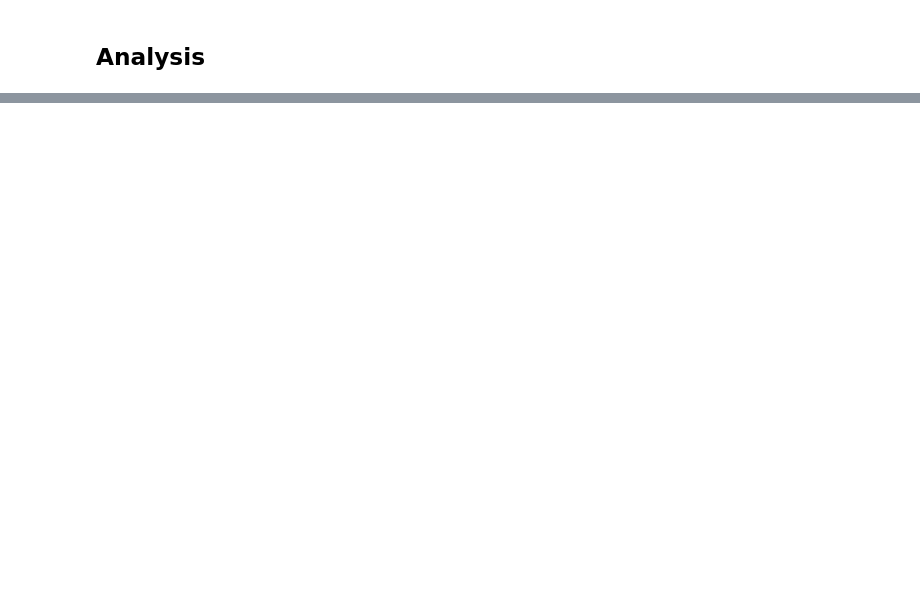
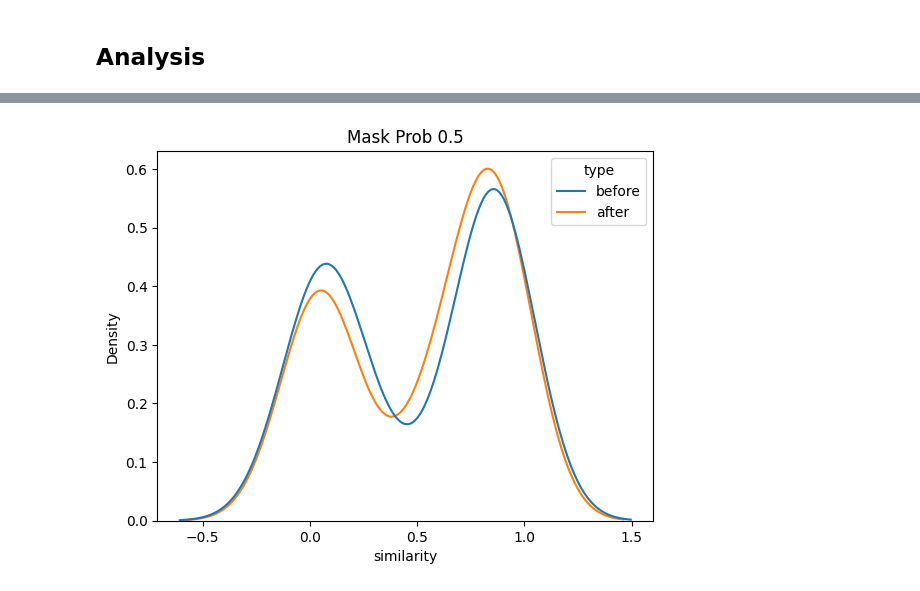
Before and after one commit to millionhz/llm-membership-inference, a Jupyter notebook: analysis/mask-analysis.ipynb, the cells around one changed output, grey strips where cells are left out. Cells and saved outputs as stored; diff of their text form; code cells hidden in the pictures; blank space fills up the shorter version.

```diff
--- a/analysis/mask-analysis.ipynb
+++ b/analysis/mask-analysis.ipynb
@@ -89,2 +82,8 @@ plt.show()
+# %%
+sns.kdeplot(data=papers_completions[papers_completions['mask_prob'] == 0.5], x="similarity", hue='type')
+plt.title('Mask Prob 0.5')
+plt.show()
+# %% [output]
+[figure, added]
 # %%
 plt.figure(figsize=(8, 6))
```
Also changed, not shown: parts of 11 cells of this notebook, 2 other files.
